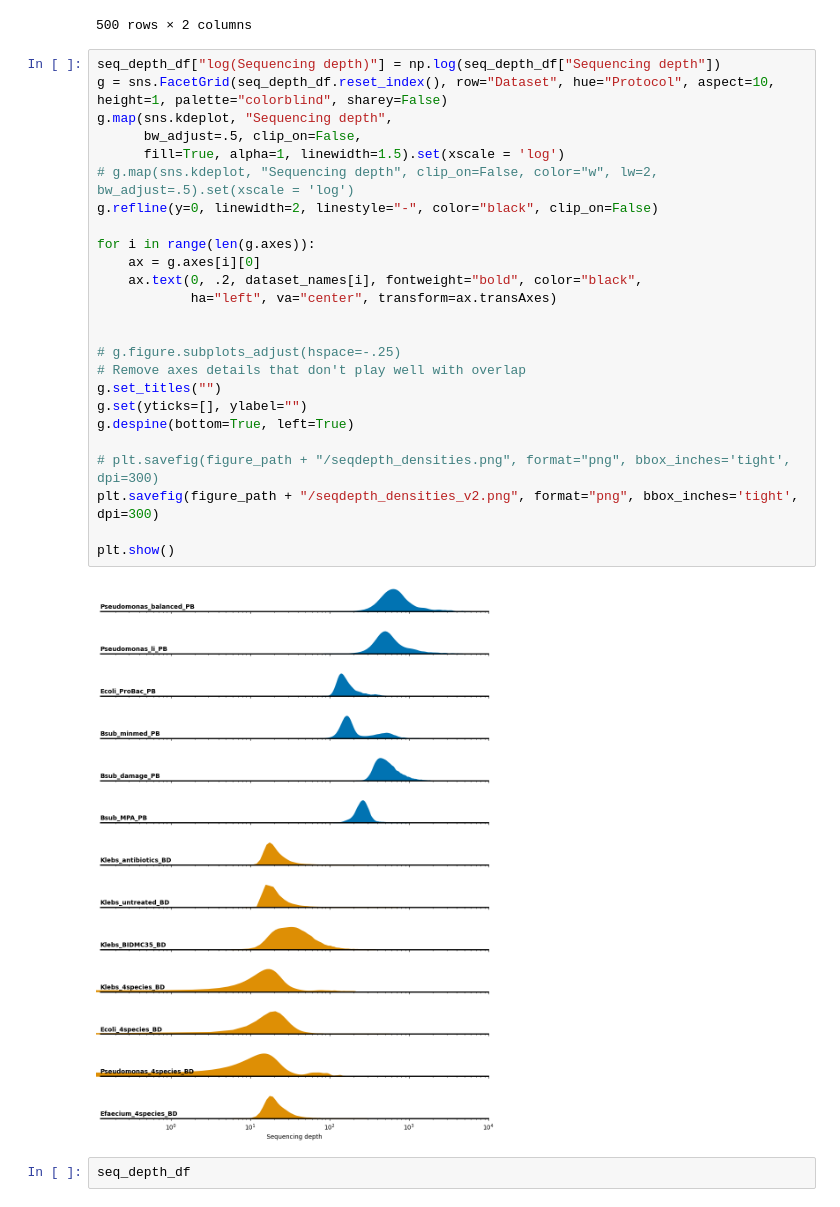
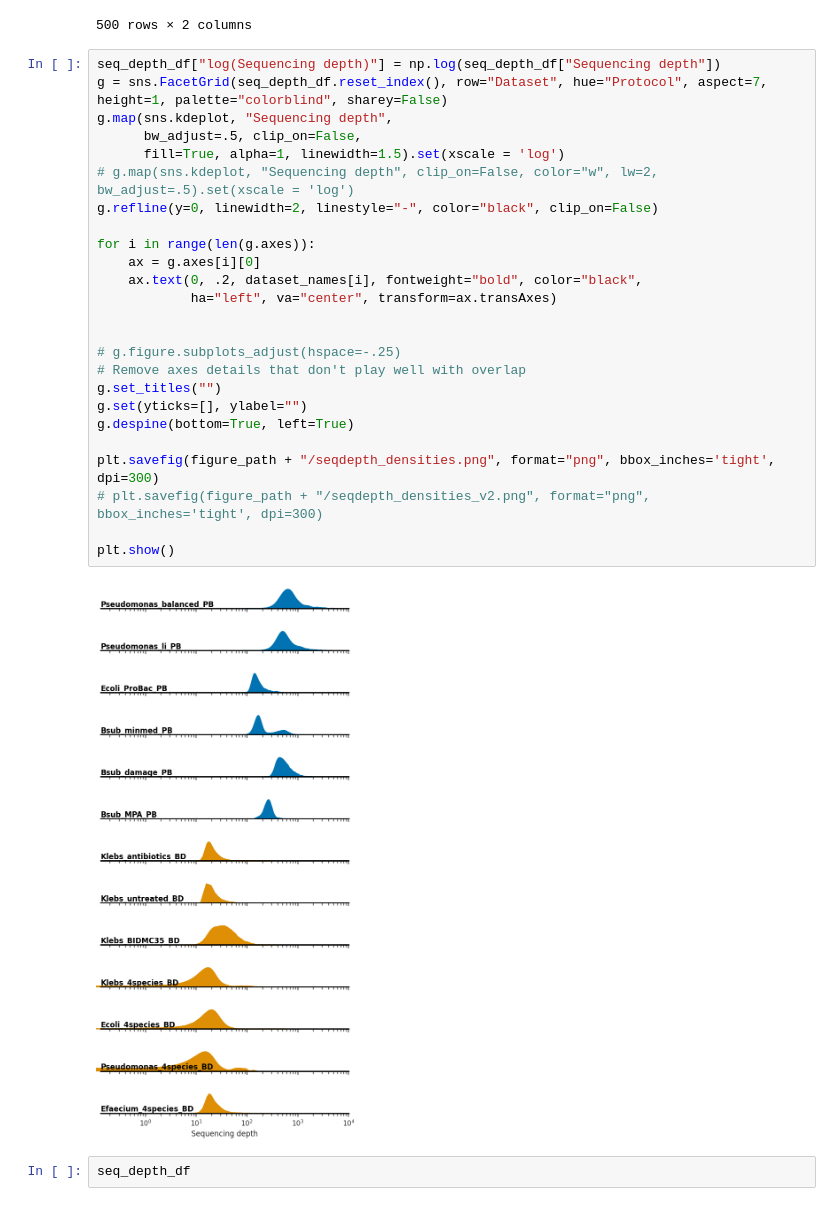
Before and after one commit to bio-datascience/BacSC, a Jupyter notebook: analysis/dataset_summaries.ipynb, the cells around one changed output. Drawn from its saved outputs; the diff is of its cells as text.

```diff
--- a/analysis/dataset_summaries.ipynb
+++ b/analysis/dataset_summaries.ipynb
@@ -261,31 +261,31 @@ df
 500 rows × 2 columns
 # %%
 seq_depth_df["log(Sequencing depth)"] = np.log(seq_depth_df["Sequencing depth"])
-g = sns.FacetGrid(seq_depth_df.reset_index(), row="Dataset", hue="Protocol", aspect=10, height=1, palette="colorblind", sharey=False)
+g = sns.FacetGrid(seq_depth_df.reset_index(), row="Dataset", hue="Protocol", aspect=7, height=1, palette="colorblind", sharey=False)
 g.map(sns.kdeplot, "Sequencing depth",
       bw_adjust=.5, clip_on=False,
       fill=True, alpha=1, linewidth=1.5).set(xscale = 'log')
 # g.map(sns.kdeplot, "Sequencing depth", clip_on=False, color="w", lw=2, bw_adjust=.5).set(xscale = 'log')
 g.refline(y=0, linewidth=2, linestyle="-", color="black", clip_on=False)
 
 for i in range(len(g.axes)):
     ax = g.axes[i][0]
     ax.text(0, .2, dataset_names[i], fontweight="bold", color="black",
             ha="left", va="center", transform=ax.transAxes)
 
 
 # g.figure.subplots_adjust(hspace=-.25)
 # Remove axes details that don't play well with overlap
 g.set_titles("")
 g.set(yticks=[], ylabel="")
 g.despine(bottom=True, left=True)
 
-# plt.savefig(figure_path + "/seqdepth_densities.png", format="png", bbox_inches='tight', dpi=300)
-plt.savefig(figure_path + "/seqdepth_densities_v2.png", format="png", bbox_inches='tight', dpi=300)
+plt.savefig(figure_path + "/seqdepth_densities.png", format="png", bbox_inches='tight', dpi=300)
+# plt.savefig(figure_path + "/seqdepth_densities_v2.png", format="png", bbox_inches='tight', dpi=300)
 
 plt.show()
 # %% [output]
-[figure, old version]
+[figure, new version]
 # %%
 seq_depth_df
 # %% [output]
```
Also changed, not shown: parts of 29 cells of this notebook, 6 other files.
